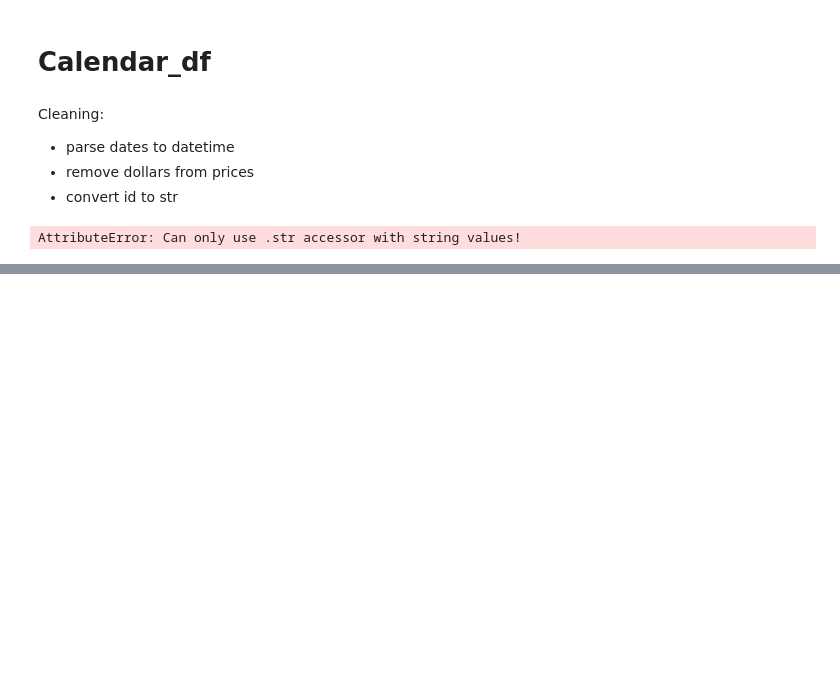
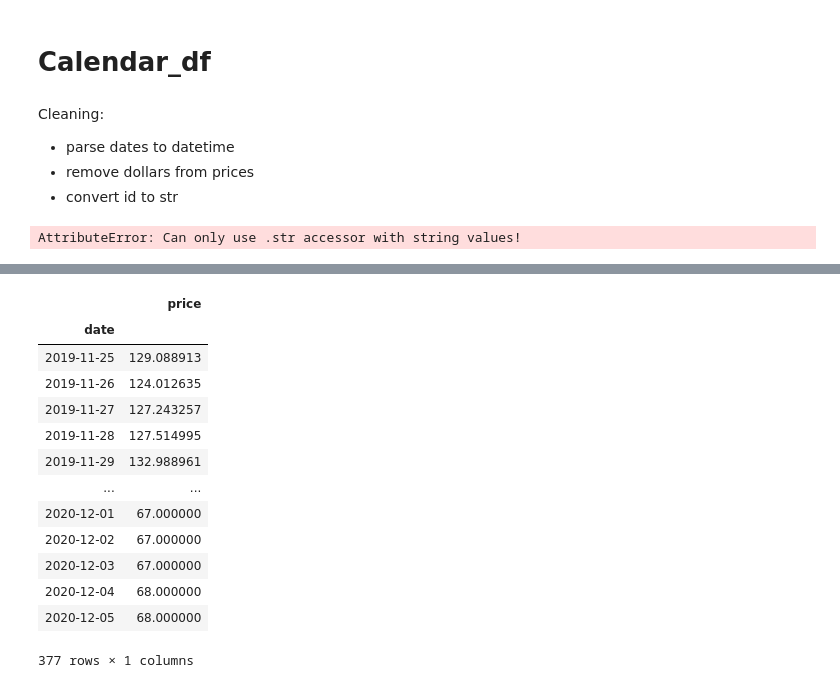
Before and after one commit to ashp93/Munich-Airbnb, a Jupyter notebook: Airbnb_munich_notebook-MAIN.ipynb, the cells around one changed output, grey strips where cells are left out. Cells and saved outputs as stored; diff of their text form; code cells hidden in the pictures; blank space fills up the shorter version.

```diff
--- a/Airbnb_munich_notebook-MAIN.ipynb
+++ b/Airbnb_munich_notebook-MAIN.ipynb
@@ -377,0 +338,17 @@ day_mean.plot();
+# %%
+day_mean
+# %% [output]
+|  | price |
+| date |  |
+| 2019-11-25 | 129.088913 |
+| 2019-11-26 | 124.012635 |
+| 2019-11-27 | 127.243257 |
+| 2019-11-28 | 127.514995 |
+| 2019-11-29 | 132.988961 |
+| ... | ... |
+| 2020-12-01 | 67.000000 |
+| 2020-12-02 | 67.000000 |
+| 2020-12-03 | 67.000000 |
+| 2020-12-04 | 68.000000 |
+| 2020-12-05 | 68.000000 |
+377 rows × 1 columns
```
Also changed, not shown: parts of 13 cells of this notebook.
